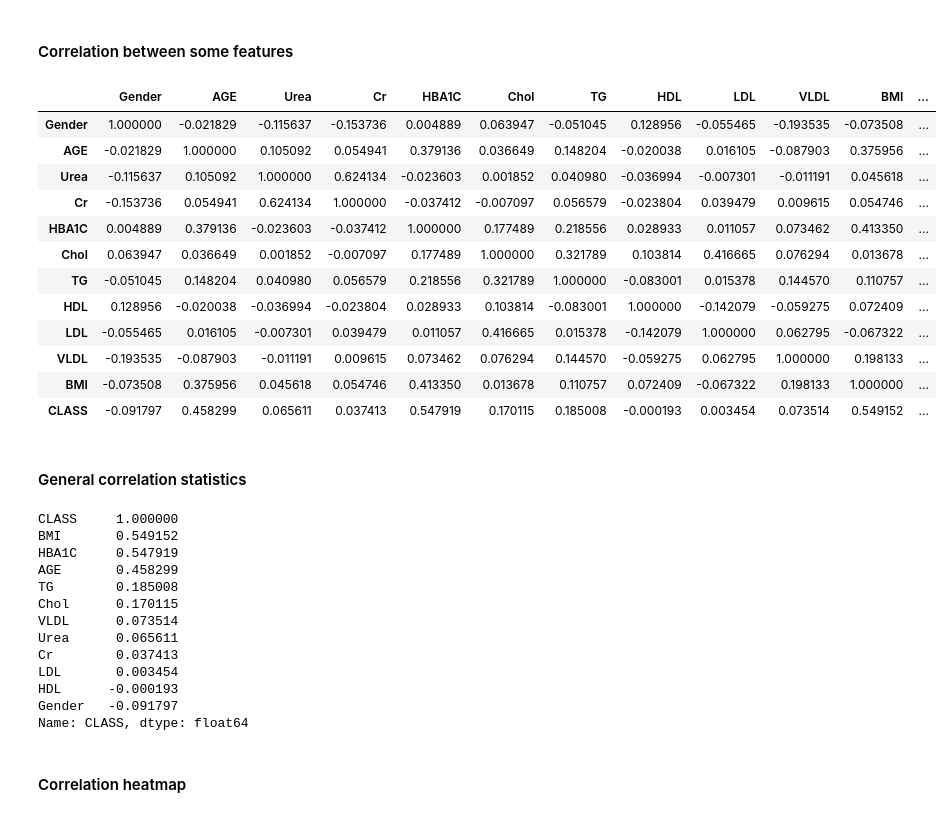
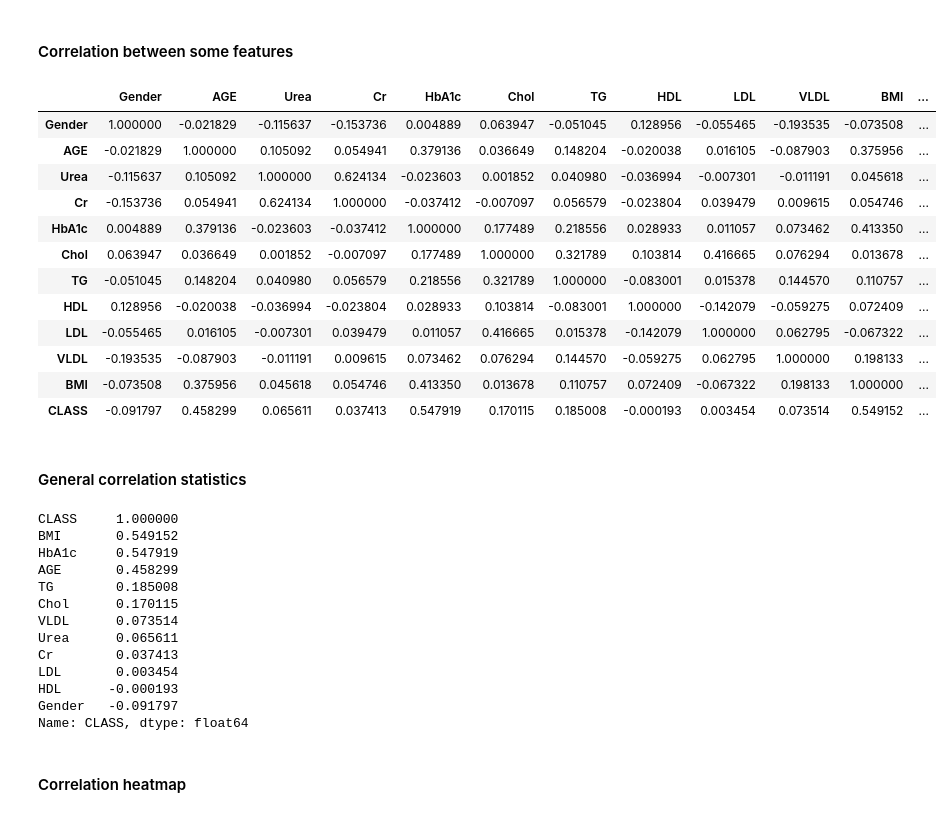
Before and after one commit to Vasyl-Poremchuk/diabetes-analysis-and-prediction, a Jupyter notebook: diabetes_analysis_and_prediction.ipynb, the cells around one changed output. Cells and saved outputs as stored; diff of their text form; code cells hidden in the pictures.

```diff
--- a/diabetes_analysis_and_prediction.ipynb
+++ b/diabetes_analysis_and_prediction.ipynb
@@ -46,7 +46,6 @@ diabetes_df.head()
 diabetes_df.rename(
     columns={
         "No_Pation": "No_Patient",
-        "HbA1c": "HBA1C",
     },
     inplace=True,
 )
@@ -162,19 +161,19 @@ diabetes_df.describe()
 # %% [markdown]
 #### Correlation between some features
 # %%
-features = ["Gender", "AGE", "Urea", "Cr", "HBA1C", "Chol", "TG", "HDL", "LDL", "VLDL", "BMI", "CLASS"]
+features = ["Gender", "AGE", "Urea", "Cr", "HbA1c", "Chol", "TG", "HDL", "LDL", "VLDL", "BMI", "CLASS"]
 
 diabetes_df_relevant = diabetes_df[features]
 correlation = diabetes_df_relevant.corr()
 
 correlation
 # %% [output]
-|  | Gender | AGE | Urea | Cr | HBA1C | Chol | TG | HDL | LDL | VLDL | BMI | ... |
+|  | Gender | AGE | Urea | Cr | HbA1c | Chol | TG | HDL | LDL | VLDL | BMI | ... |
 | Gender | 1.000000 | -0.021829 | -0.115637 | -0.153736 | 0.004889 | 0.063947 | -0.051045 | 0.128956 | -0.055465 | -0.193535 | -0.073508 | ... |
 | AGE | -0.021829 | 1.000000 | 0.105092 | 0.054941 | 0.379136 | 0.036649 | 0.148204 | -0.020038 | 0.016105 | -0.087903 | 0.375956 | ... |
 | Urea | -0.115637 | 0.105092 | 1.000000 | 0.624134 | -0.023603 | 0.001852 | 0.040980 | -0.036994 | -0.007301 | -0.011191 | 0.045618 | ... |
 | Cr | -0.153736 | 0.054941 | 0.624134 | 1.000000 | -0.037412 | -0.007097 | 0.056579 | -0.023804 | 0.039479 | 0.009615 | 0.054746 | ... |
-| HBA1C | 0.004889 | 0.379136 | -0.023603 | -0.037412 | 1.000000 | 0.177489 | 0.218556 | 0.028933 | 0.011057 | 0.073462 | 0.413350 | ... |
+| HbA1c | 0.004889 | 0.379136 | -0.023603 | -0.037412 | 1.000000 | 0.177489 | 0.218556 | 0.028933 | 0.011057 | 0.073462 | 0.413350 | ... |
 | Chol | 0.063947 | 0.036649 | 0.001852 | -0.007097 | 0.177489 | 1.000000 | 0.321789 | 0.103814 | 0.416665 | 0.076294 | 0.013678 | ... |
 | TG | -0.051045 | 0.148204 | 0.040980 | 0.056579 | 0.218556 | 0.321789 | 1.000000 | -0.083001 | 0.015378 | 0.144570 | 0.110757 | ... |
 | HDL | 0.128956 | -0.020038 | -0.036994 | -0.023804 | 0.028933 | 0.103814 | -0.083001 | 1.000000 | -0.142079 | -0.059275 | 0.072409 | ... |
@@ -189,7 +188,7 @@ correlation["CLASS"].sort_values(ascending=False)
 # %% [output]
 CLASS     1.000000
 BMI       0.549152
-HBA1C     0.547919
+HbA1c     0.547919
 AGE       0.458299
 TG        0.185008
 Chol      0.170115
```
Also changed, not shown: parts of 10 cells of this notebook.
